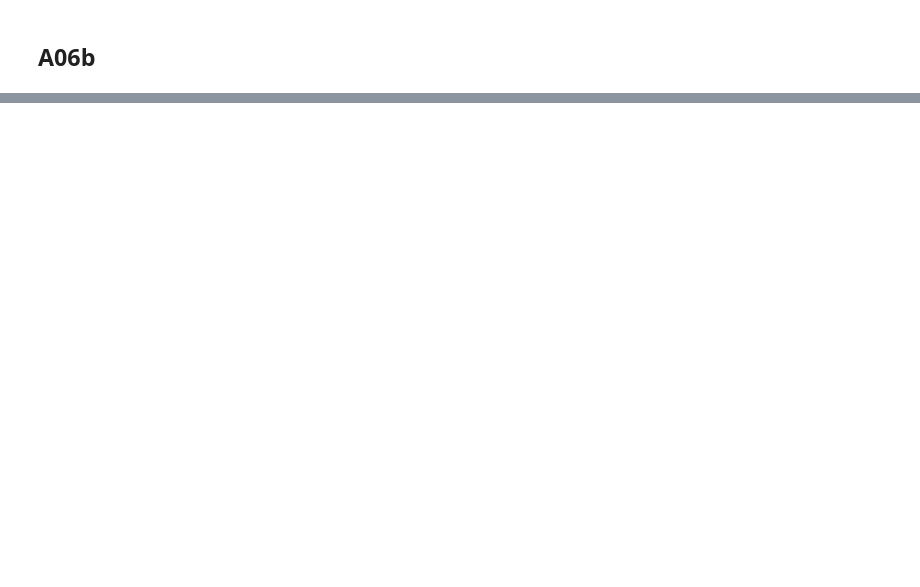
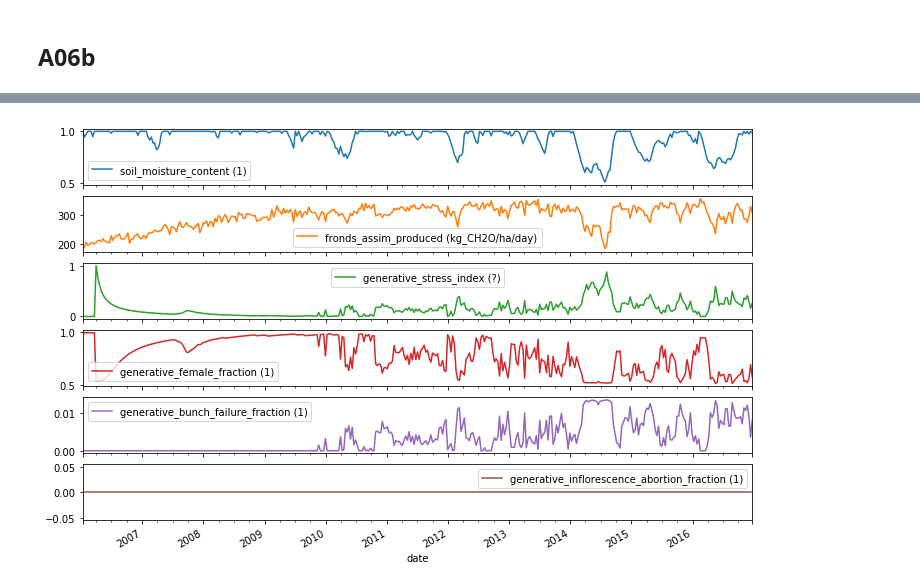
Before and after one commit to model-library-pps/PALMSIM, a Jupyter notebook: calibration/A06b.ipynb, the cells around one changed output, grey strips where cells are left out. Drawn from its saved outputs; the diff is of its cells as text; code cells hidden in the pictures; blank space fills up the shorter version.

```diff
--- a/calibration/A06b.ipynb
+++ b/calibration/A06b.ipynb
@@ -116,0 +68,11 @@ Saving as: A06b.png
+# %%
+cs = ['soil_moisture_content (1)',
+      'fronds_assim_produced (kg_CH2O/ha/day)',
+      'generative_stress_index (?)',
+      'generative_female_fraction (1)',
+      'generative_bunch_failure_fraction (1)',
+     'generative_inflorescence_abortion_fraction (1)']
+
+df.loc['2006':'2016',cs].plot(subplots=True, figsize=(12,8));
+# %% [output]
+[figure, added]
```
Also changed, not shown: parts of 9 cells of this notebook, 27 other files.
